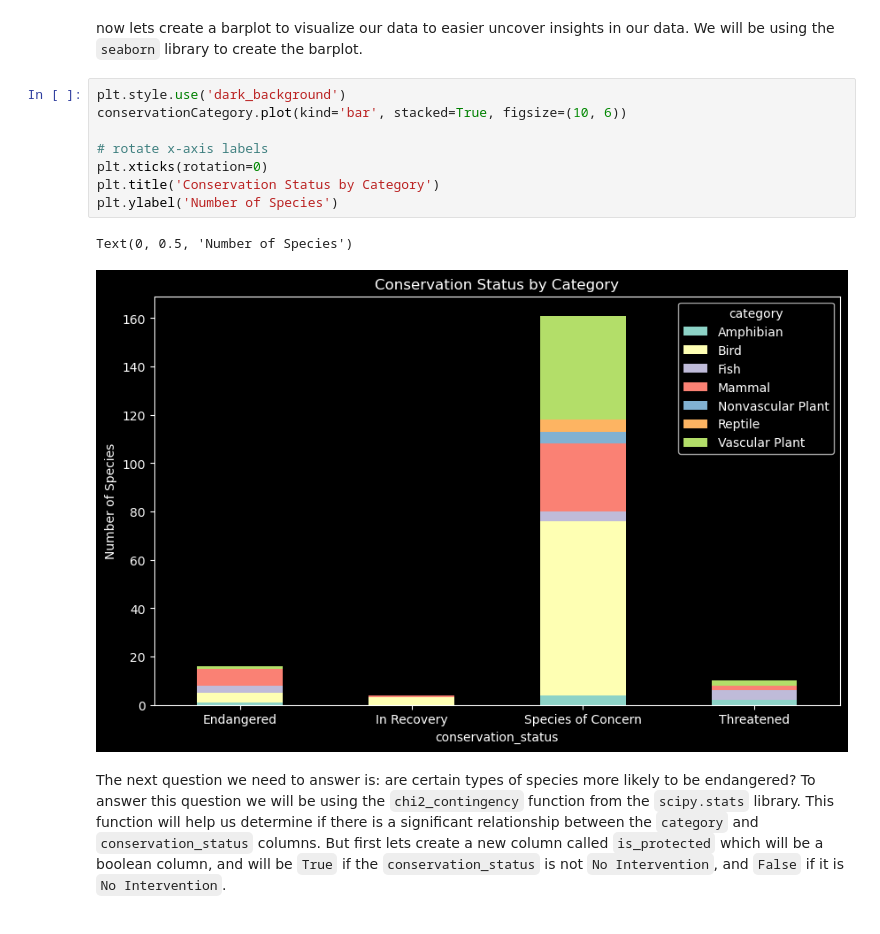
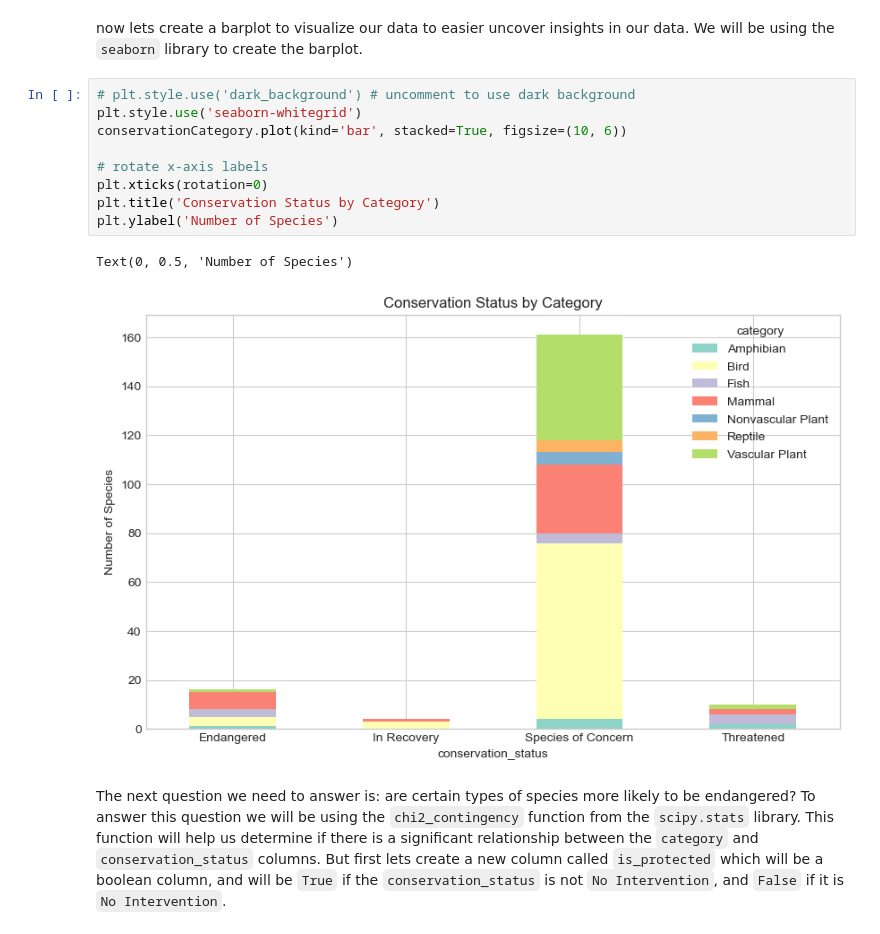
Before and after one commit to Tovborg/Biodiversity-In-National-Parks, a Jupyter notebook: biodiversity.ipynb, the cells around one changed output. Cells and saved outputs as stored; diff of their text form.

```diff
--- a/biodiversity.ipynb
+++ b/biodiversity.ipynb
@@ -183,16 +183,17 @@ conservationCategory
 # %% [markdown]
 now lets create a barplot to visualize our data to easier uncover insights in our data. We will be using the `seaborn` library to create the barplot.
 # %%
-plt.style.use('dark_background')
+# plt.style.use('dark_background') # uncomment to use dark background
+plt.style.use('seaborn-whitegrid')
 conservationCategory.plot(kind='bar', stacked=True, figsize=(10, 6))
 
 # rotate x-axis labels
 plt.xticks(rotation=0)
 plt.title('Conservation Status by Category')
 plt.ylabel('Number of Species')
 # %% [output]
 Text(0, 0.5, 'Number of Species')
-[figure, old version]
+[figure, new version]
 # %% [markdown]
 The next question we need to answer is: are certain types of species more likely to be endangered? To answer this question we will be using the `chi2_contingency` function from the `scipy.stats` library. This function will help us determine if there is a significant relationship between the `category` and `conservation_status` columns. But first lets create a new column called `is_protected` which will be a boolean column, and will be `True` if the `conservation_status` is not `No Intervention`, and `False` if it is `No Intervention`.
 # %%
```
Also changed, not shown: parts of 2 cells of this notebook.
